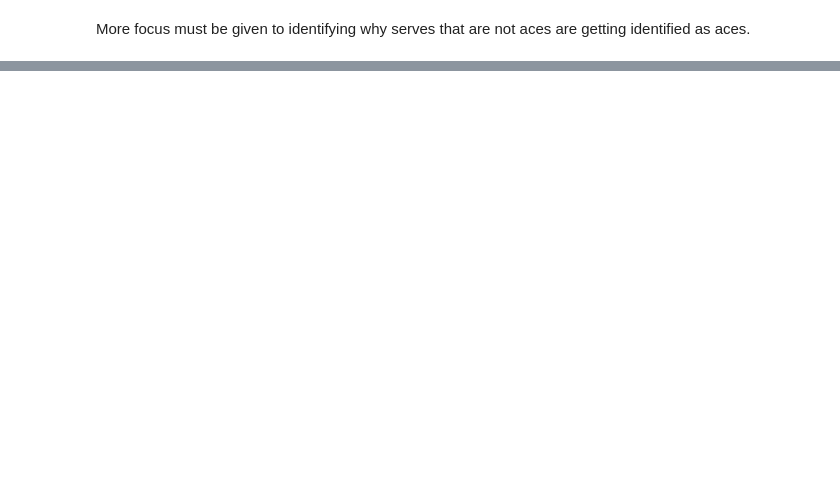
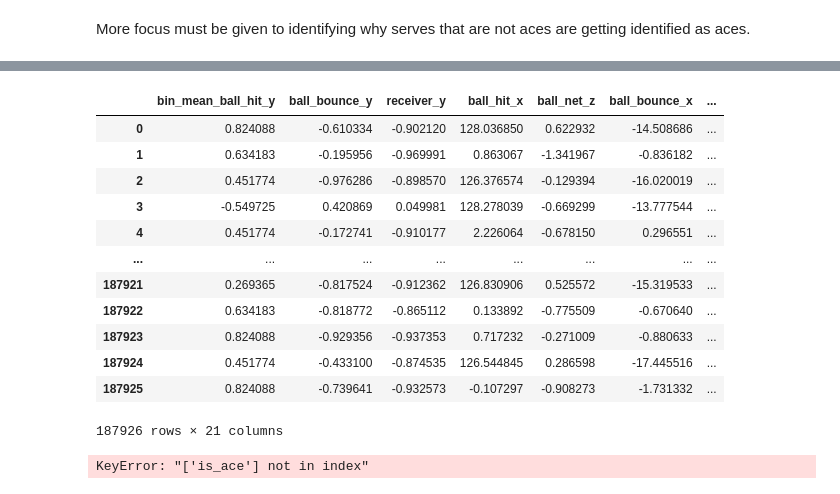
Before and after one commit to apbw-6/Tennis_Ace_Prediction, a Jupyter notebook: 4.Model_Training.ipynb, the cells around one changed output, grey strips where cells are left out. Drawn from its saved outputs; the diff is of its cells as text; code cells hidden in the pictures; blank space fills up the shorter version.

```diff
--- a/4.Model_Training.ipynb
+++ b/4.Model_Training.ipynb
@@ -320,0 +481,31 @@ More focus must be given to identifying why serves that are not aces are getting
+# %%
+from sklearn.neighbors import NearestNeighbors
+
+# Load your tennis dataset (replace 'tennis_data.csv' with your file)
+df = pd.read_csv("datasets/task_set.csv")
+# Impute missing values and feature engineer
+df = dataframe_utils.impute_data(df)
+df = dataframe_utils.feature_engineer(df)
+df
+# %% [output]
+|  | bin_mean_ball_hit_y | ball_bounce_y | receiver_y | ball_hit_x | ball_net_z | ball_bounce_x | ... |
+| 0 | 0.824088 | -0.610334 | -0.902120 | 128.036850 | 0.622932 | -14.508686 | ... |
+| 1 | 0.634183 | -0.195956 | -0.969991 | 0.863067 | -1.341967 | -0.836182 | ... |
+| 2 | 0.451774 | -0.976286 | -0.898570 | 126.376574 | -0.129394 | -16.020019 | ... |
+| 3 | -0.549725 | 0.420869 | 0.049981 | 128.278039 | -0.669299 | -13.777544 | ... |
+| 4 | 0.451774 | -0.172741 | -0.910177 | 2.226064 | -0.678150 | 0.296551 | ... |
+| ... | ... | ... | ... | ... | ... | ... | ... |
+| 187921 | 0.269365 | -0.817524 | -0.912362 | 126.830906 | 0.525572 | -15.319533 | ... |
+| 187922 | 0.634183 | -0.818772 | -0.865112 | 0.133892 | -0.775509 | -0.670640 | ... |
+| 187923 | 0.824088 | -0.929356 | -0.937353 | 0.717232 | -0.271009 | -0.880633 | ... |
+| 187924 | 0.451774 | -0.433100 | -0.874535 | 126.544845 | 0.286598 | -17.445516 | ... |
+| 187925 | 0.824088 | -0.739641 | -0.932573 | -0.107297 | -0.908273 | -1.731332 | ... |
+187926 rows × 21 columns
+# %%
+# Keep only selected featrues from feature importances
+selected_features.append("is_ace")
+df = df[selected_features]
+# Define the target column (Assuming "ace" is 1 for aces, 0 for non-aces)
+target_column = "is_ace"
+# %% [output]
+KeyError: "['is_ace'] not in index"
```
Also changed, not shown: parts of 21 cells of this notebook, 4 other files.
